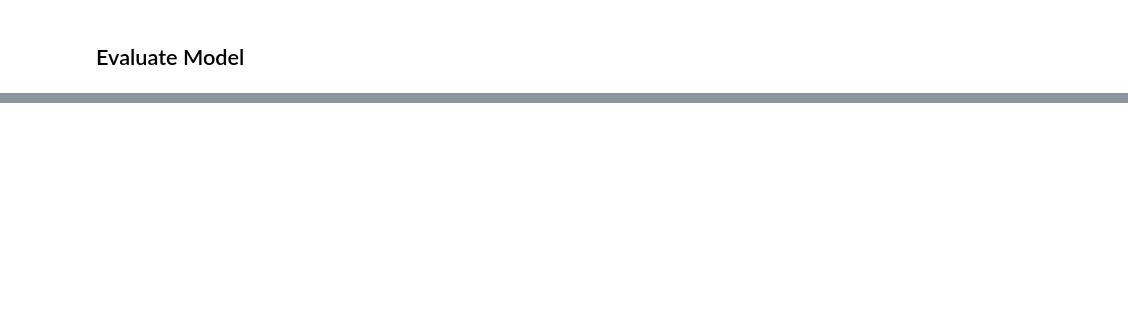
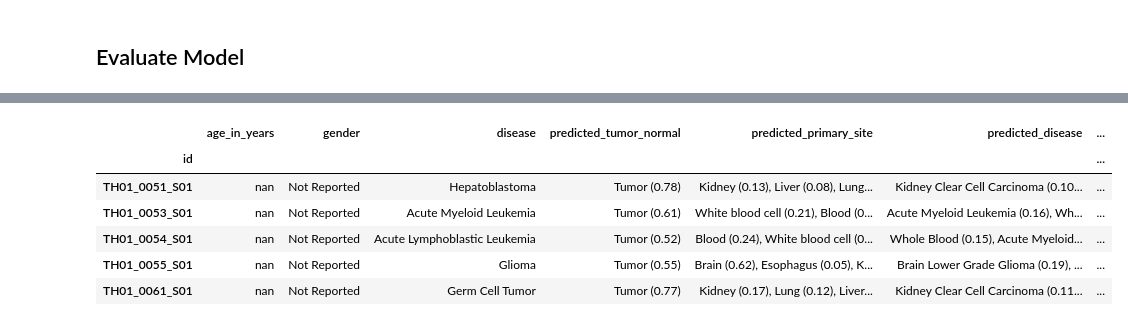
Before and after one commit to rcurrie/tumornormal, a Jupyter notebook: pathways.ipynb, the cells around one changed output, grey strips where cells are left out. Drawn from its saved outputs; the diff is of its cells as text; code cells hidden in the pictures; blank space fills up the shorter version.

```diff
--- a/pathways.ipynb
+++ b/pathways.ipynb
@@ -358,0 +371,7 @@ plt.show()
+# %%
+# Load and prepare for predicting
+X_treehouse = pd.read_hdf("data/treehouse.h5", "expression")
+Y_treehouse = pd.read_hdf("data/treehouse.h5", "labels")
+
+X_treehouse_pruned = X_treehouse.drop(labels=(set(X_treehouse.columns) - set(all_gene_set_genes)),
+                            axis=1, errors="ignore")
@@ -358,0 +407,8 @@ plt.show()
+# %%
+%%time
+# Predict all test samples
+predictions = model.predict(X_treehouse_pruned)
+
+# Build a mode to access the activiations of the pathway layer
+pathway_model = Model(inputs=model.layers[0].input, outputs=model.get_layer("pathways").output)
+pathway_predictions = pathway_model.predict(X_treehouse_pruned)
@@ -358,0 +418,31 @@ plt.show()
+# %%
+# Add predictions to our label dataframe
+Y_treehouse["predicted_tumor_normal"] = ["Normal ({:0.2f})".format(p) if np.round(p) <= 0.5
+                                                else "Tumor ({:0.2f})".format(p)
+                                                for p in predictions[:,0]]
+
+labels = primary_site_encoder.classes_.tolist()
+Y_treehouse["predicted_primary_site"] = [
+    ", ".join(["{} ({:0.2f})".format(labels[i], p[1:1+46][i]) for i in p[1:1+46].argsort()[-3:][::-1]])
+    for i, p in enumerate(predictions)]
+
+
+labels = disease_encoder.classes_.tolist()
+Y_treehouse["predicted_disease"] = [
+    ", ".join(["{} ({:0.2f})".format(labels[i], p[1+46:-1][i]) for i in p[1+46:-1].argsort()[-3:][::-1]])
+    for i, p in enumerate(predictions)]
+
+labels = list(gene_sets.keys())
+Y_treehouse["predicted_pathways"] = [
+    ", ".join(["{} ({:0.2f})".format(labels[i], p[i]) for i in p.argsort()[-3:][::-1]])
+    for i, p in enumerate(pathway_predictions)]
+
+Y_treehouse.head()
+# %% [output]
+|  | age_in_years | gender | disease | predicted_tumor_normal | predicted_primary_site | predicted_disease | ... |
+| id |  |  |  |  |  |  | ... |
+| TH01_0051_S01 | nan | Not Reported | Hepatoblastoma | Tumor (0.78) | Kidney (0.13), Liver (0.08), Lung... | Kidney Clear Cell Carcinoma (0.10... | ... |
+| TH01_0053_S01 | nan | Not Reported | Acute Myeloid Leukemia | Tumor (0.61) | White blood cell (0.21), Blood (0... | Acute Myeloid Leukemia (0.16), Wh... | ... |
+| TH01_0054_S01 | nan | Not Reported | Acute Lymphoblastic Leukemia | Tumor (0.52) | Blood (0.24), White blood cell (0... | Whole Blood (0.15), Acute Myeloid... | ... |
+| TH01_0055_S01 | nan | Not Reported | Glioma | Tumor (0.55) | Brain (0.62), Esophagus (0.05), K... | Brain Lower Grade Glioma (0.19), ... | ... |
+| TH01_0061_S01 | nan | Not Reported | Germ Cell Tumor | Tumor (0.77) | Kidney (0.17), Lung (0.12), Liver... | Kidney Clear Cell Carcinoma (0.11... | ... |
```
Also changed, not shown: parts of 16 cells of this notebook, 2 other files.
